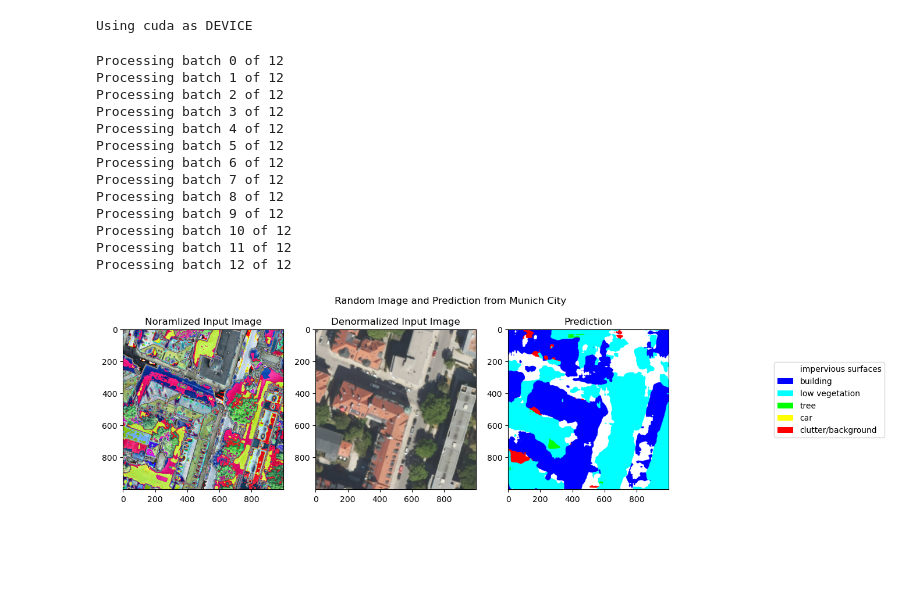
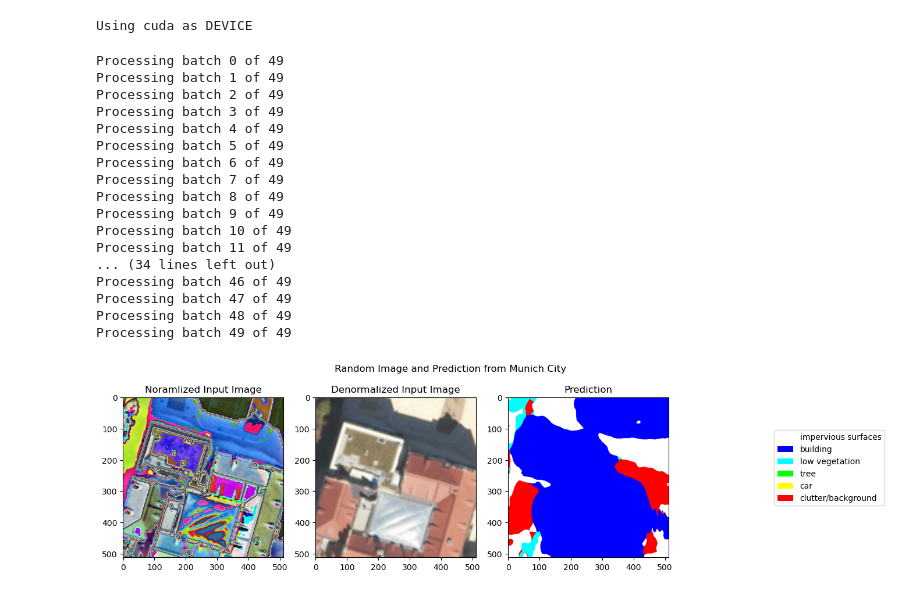
Before and after one commit to MGenschow/DS_Project, a Jupyter notebook: modules/models/segmentation/Munich_Inference_Test.ipynb, the cells around one changed output. Saved outputs shown, nothing was run; the diff lists cells and outputs as text; code cells hidden in the pictures; blank space fills up the shorter version.

```diff
--- a/modules/models/segmentation/Munich_Inference_Test.ipynb
+++ b/modules/models/segmentation/Munich_Inference_Test.ipynb
@@ -37,14 +37,14 @@ else:
 print(f"Using {DEVICE} as DEVICE")
 
 # Load the model
-model = torch.load(config['data']['potsdam']+'/weights/potsdam_FCN.pth.tar', map_location=torch.device('cpu'))
+model = torch.load(config['data']['model_weights']+'/potsdam_FCN.pth.tar', map_location=torch.device('cpu'))
 model = model.to(DEVICE)
 # %% [output]
 Using cuda as DEVICE
 # %%
 if DEVICE == 'cuda':
     # Get all images, targets and predictions for the test set
-    img_size = 1000
+    img_size = 512
     all_images = np.zeros([BATCH_SIZE*(len(test_loader)-1), 3, img_size, img_size])
     all_predictions = np.zeros([BATCH_SIZE*(len(test_loader)-1), img_size, img_size])
 
@@ -72,42 +72,46 @@ else:
     all_images = pickle.load(open("all_images.pickle", "rb"))
     all_predictions = pickle.load(open("all_predictions.pickle", "rb"))
 # %% [output]
-Processing batch 0 of 12
-Processing batch 1 of 12
-Processing batch 2 of 12
-Processing batch 3 of 12
-Processing batch 4 of 12
-Processing batch 5 of 12
-Processing batch 6 of 12
-Processing batch 7 of 12
-Processing batch 8 of 12
-Processing batch 9 of 12
-Processing batch 10 of 12
-Processing batch 11 of 12
-Processing batch 12 of 12
+Processing batch 0 of 49
+Processing batch 1 of 49
+Processing batch 2 of 49
+Processing batch 3 of 49
+Processing batch 4 of 49
+Processing batch 5 of 49
+Processing batch 6 of 49
+Processing batch 7 of 49
+Processing batch 8 of 49
+Processing batch 9 of 49
+Processing batch 10 of 49
+Processing batch 11 of 49
+... (34 lines left out)
+Processing batch 46 of 49
+Processing batch 47 of 49
+Processing batch 48 of 49
+Processing batch 49 of 49
 # %%
 # Plot random instance of the test set
 idx = random.randint(0, all_images.shape[0]-1)
 img = all_images[idx,:,:,:]
 prediction = all_predictions[idx, :, :]
 
 fig, ax = plt.subplots(1,3, figsize = (15,4))
 ax[0].imshow(ToPILImage()(torch.from_numpy(img)))
 ax[0].set_title('Noramlized Input Image')
 ax[1].imshow(ToPILImage()(torch.from_numpy(denormalize_image(img))))
 ax[1].set_title('Denormalized Input Image')
-ax[2].imshow(map_label2rgb(prediction))
+ax[2].imshow(map_label2rgb(prediction.astype('int')))
 ax[2].set_title('Prediction')
 plt.suptitle('Random Image and Prediction from Munich City')
 
 colors = [(r / 255, g / 255, b / 255, 1) for r, g, b in idx2rgb.values()]
 labels = [str(idx2label[key]) for key in idx2rgb]
 
 # Create a legend using the extracted colors and labels
 patches = [plt.Rectangle((0, 0), 1, 1, fc=color) for color in colors]
 fig.legend(patches, labels, loc=7)
 fig.subplots_adjust(right=0.75)
 
 plt.show()
 # %% [output]
-[figure, old version]
+[figure, new version]
```
Also changed, not shown: parts of 1 cell of this notebook, 4 other files.
